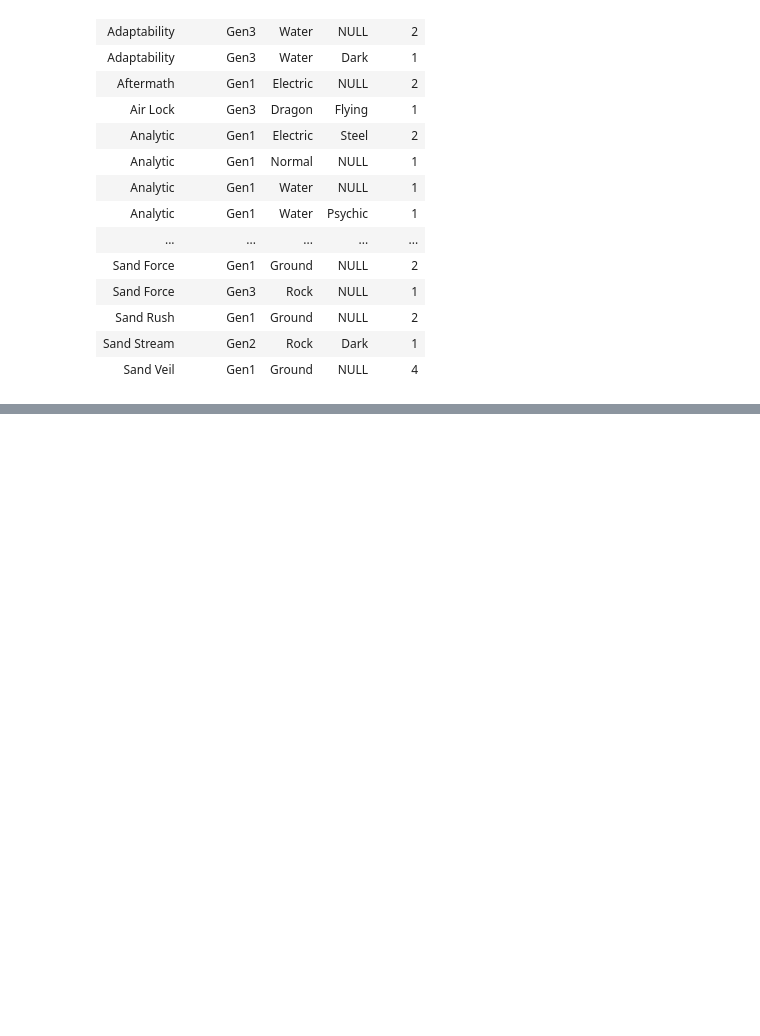
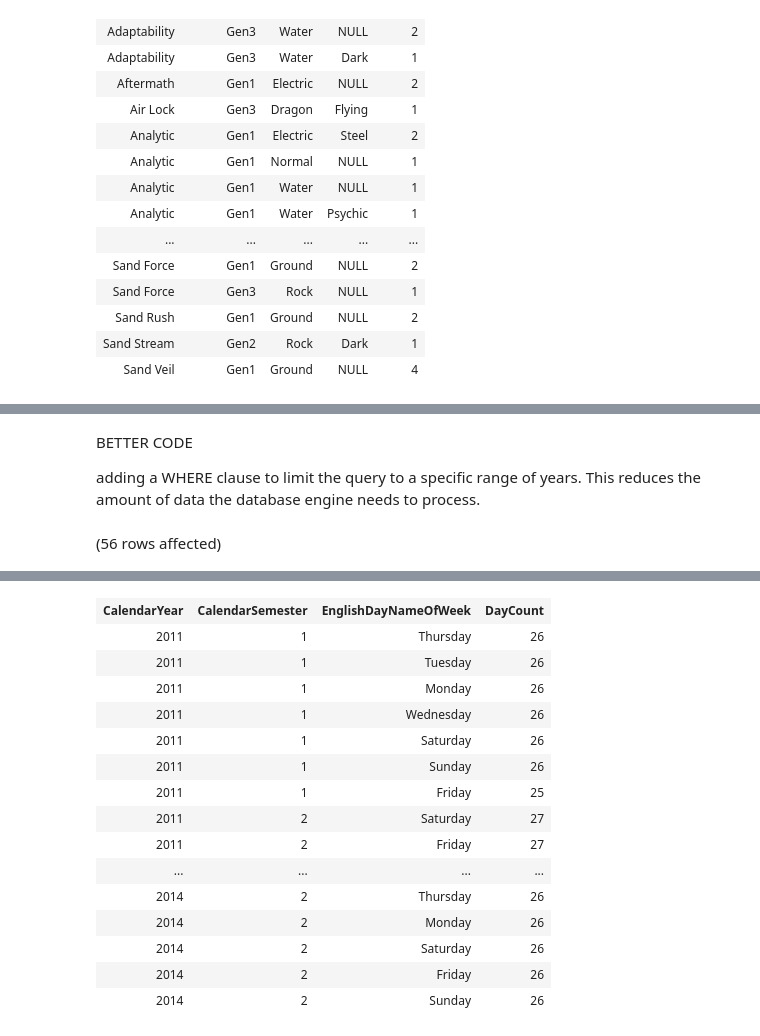
Before and after one commit to ImPrithibi/SQLProgramming, a Jupyter notebook: Project 1/Individual_Group_6_Project1_AuyonHaque.ipynb, the cells around one changed output, grey strips where cells are left out. Cells and saved outputs as stored; diff of their text form; code cells hidden in the pictures; blank space fills up the shorter version.

```diff
--- a/Project 1/Individual_Group_6_Project1_AuyonHaque.ipynb
+++ b/Project 1/Individual_Group_6_Project1_AuyonHaque.ipynb
@@ -518,0 +1132,25 @@ Total execution time: 00:00:00.054
+# %% [markdown]
+BETTER CODE
+
+adding a WHERE clause to limit the query to a specific range of years. This reduces the amount of data the database engine needs to process.
+# %%
+USE AdventureWorksDW2017;
+SELECT
+    CalendarYear,
+    CalendarSemester,
+    EnglishDayNameOfWeek,
+    COUNT(*) AS DayCount
+FROM
+    DimDate
+WHERE
+    CalendarYear BETWEEN 2011 AND 2014
+GROUP BY
+    CalendarYear,
+    CalendarSemester,
+    EnglishDayNameOfWeek
+ORDER BY
+    CalendarYear,
+    CalendarSemester,
+    DayCount DESC;
+# %% [output]
+(56 rows affected)
@@ -518,0 +1158,16 @@ Total execution time: 00:00:00.054
+| CalendarYear | CalendarSemester | EnglishDayNameOfWeek | DayCount |
+| 2011 | 1 | Thursday | 26 |
+| 2011 | 1 | Tuesday | 26 |
+| 2011 | 1 | Monday | 26 |
+| 2011 | 1 | Wednesday | 26 |
+| 2011 | 1 | Saturday | 26 |
+| 2011 | 1 | Sunday | 26 |
+| 2011 | 1 | Friday | 25 |
+| 2011 | 2 | Saturday | 27 |
+| 2011 | 2 | Friday | 27 |
+| ... | ... | ... | ... |
+| 2014 | 2 | Thursday | 26 |
+| 2014 | 2 | Monday | 26 |
+| 2014 | 2 | Saturday | 26 |
+| 2014 | 2 | Friday | 26 |
+| 2014 | 2 | Sunday | 26 |
```
Also changed, not shown: parts of 34 cells of this notebook.
